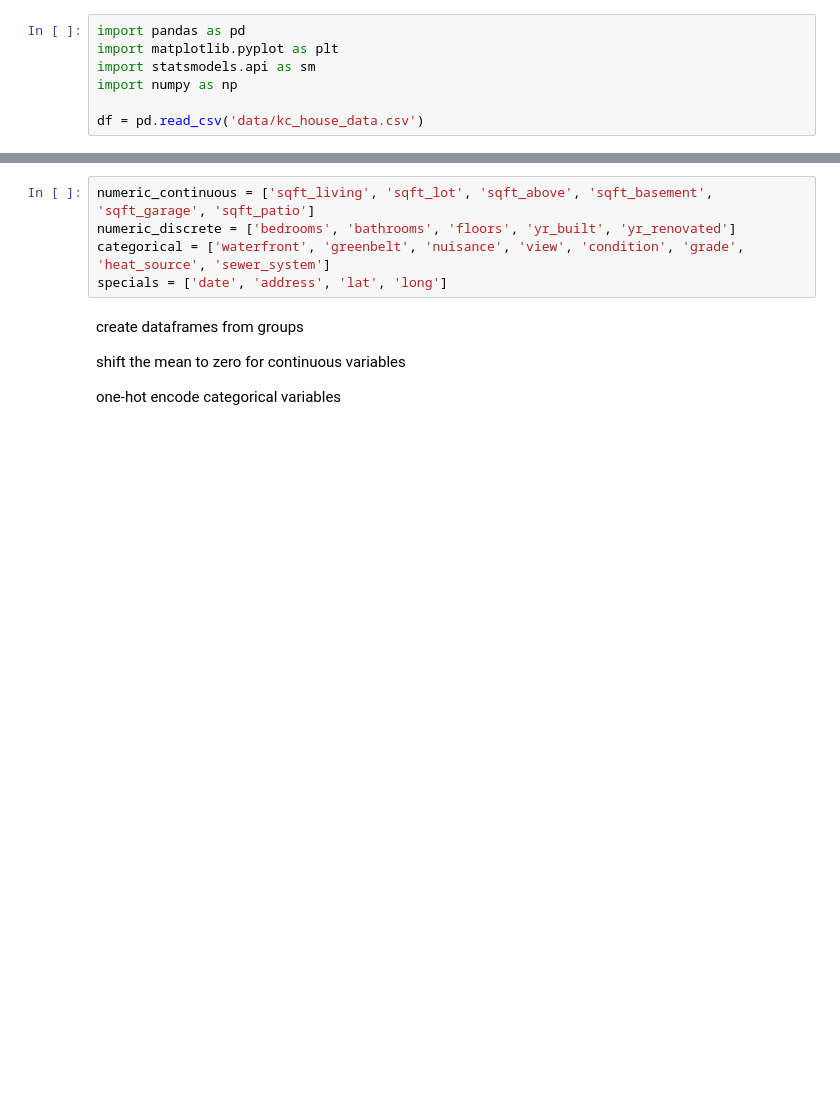
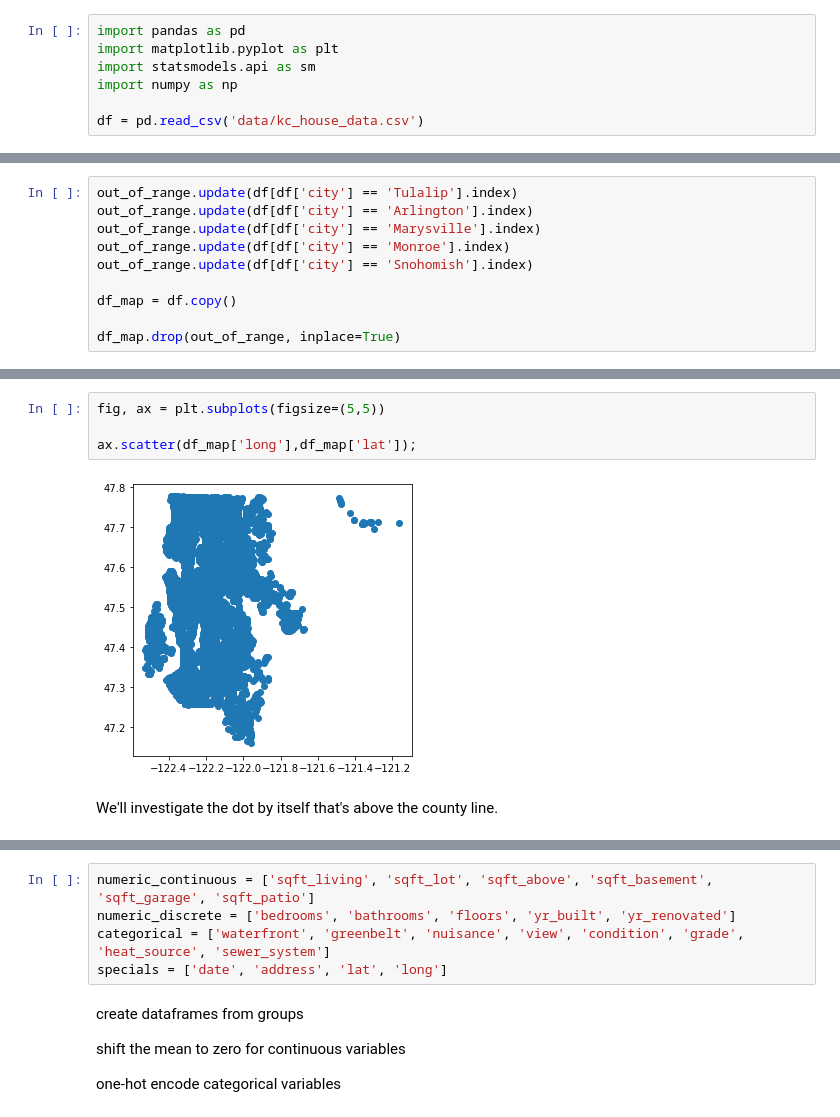
Before and after one commit to aarongalbraith/flatiron-phase2-project, a Jupyter notebook: baseline.ipynb, the cells around one changed output, grey strips where cells are left out. Drawn from its saved outputs; the diff is of its cells as text; blank space fills up the shorter version.

```diff
--- a/baseline.ipynb
+++ b/baseline.ipynb
@@ -21,0 +146,10 @@ df.columns
+# %%
+out_of_range.update(df[df['city'] == 'Tulalip'].index)
+out_of_range.update(df[df['city'] == 'Arlington'].index)
+out_of_range.update(df[df['city'] == 'Marysville'].index)
+out_of_range.update(df[df['city'] == 'Monroe'].index)
+out_of_range.update(df[df['city'] == 'Snohomish'].index)
+
+df_map = df.copy()
+
+df_map.drop(out_of_range, inplace=True)
@@ -21,0 +167,8 @@ df.columns
+# %%
+fig, ax = plt.subplots(figsize=(5,5))
+
+ax.scatter(df_map['long'],df_map['lat']);
+# %% [output]
+[figure, added]
+# %% [markdown]
+We'll investigate the dot by itself that's above the county line.
```
Also changed, not shown: parts of 104 cells of this notebook.
